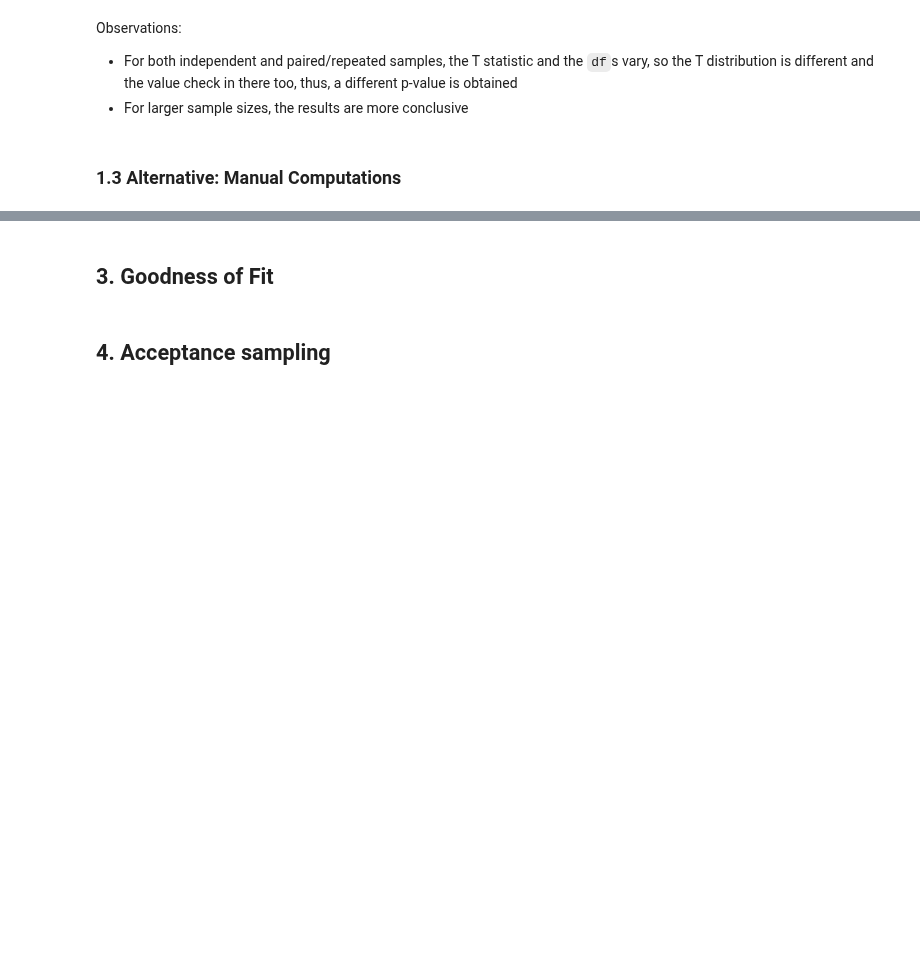
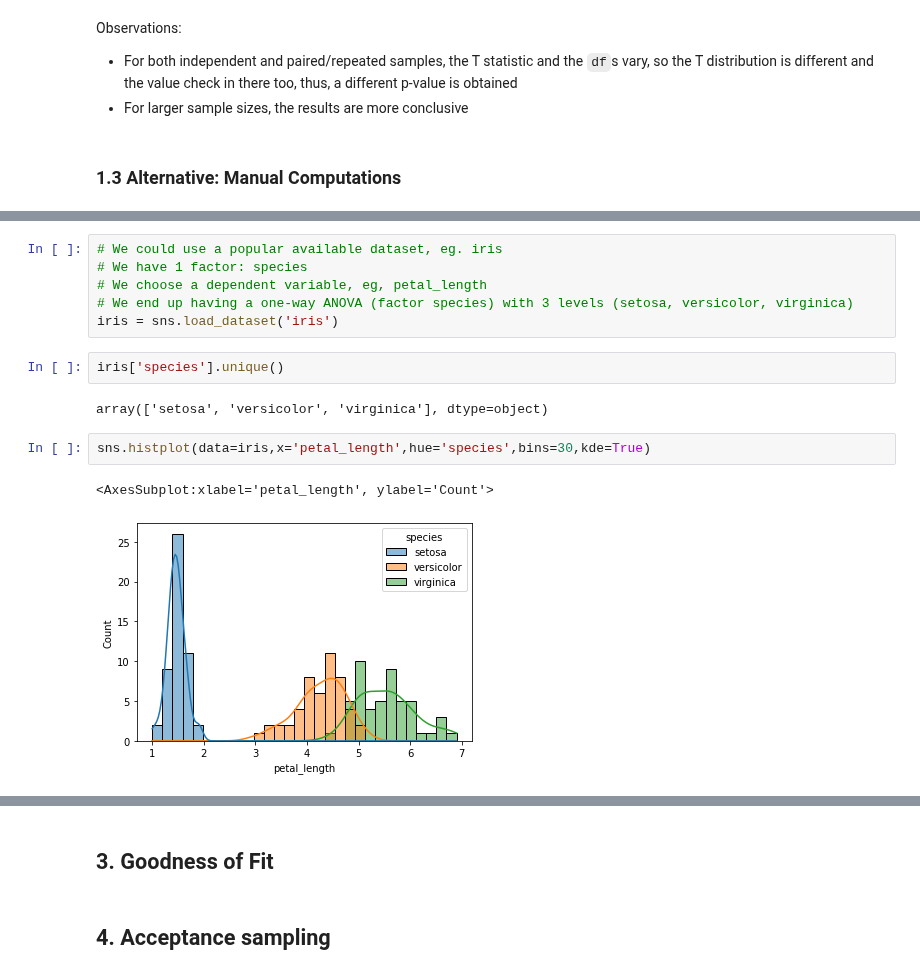
Before and after one commit to mxagar/tool_guides, a Jupyter notebook: python/data_science/15_HypothesisTests.ipynb, the cells around one changed output, grey strips where cells are left out. Cells and saved outputs as stored; diff of their text form; blank space fills up the shorter version.

Commit message:
anova

```diff
--- a/python/data_science/15_HypothesisTests.ipynb
+++ b/python/data_science/15_HypothesisTests.ipynb
@@ -241,0 +383,15 @@ p = 0.0
+# %%
+# We could use a popular available dataset, eg. iris
+# We have 1 factor: species
+# We choose a dependent variable, eg, petal_length
+# We end up having a one-way ANOVA (factor species) with 3 levels (setosa, versicolor, virginica)
+iris = sns.load_dataset('iris')
+# %%
+iris['species'].unique()
+# %% [output]
+array(['setosa', 'versicolor', 'virginica'], dtype=object)
+# %%
+sns.histplot(data=iris,x='petal_length',hue='species',bins=30,kde=True)
+# %% [output]
+<AxesSubplot:xlabel='petal_length', ylabel='Count'>
+[figure, added]
```
Also changed, not shown: parts of 65 cells of this notebook, 1 other file.
